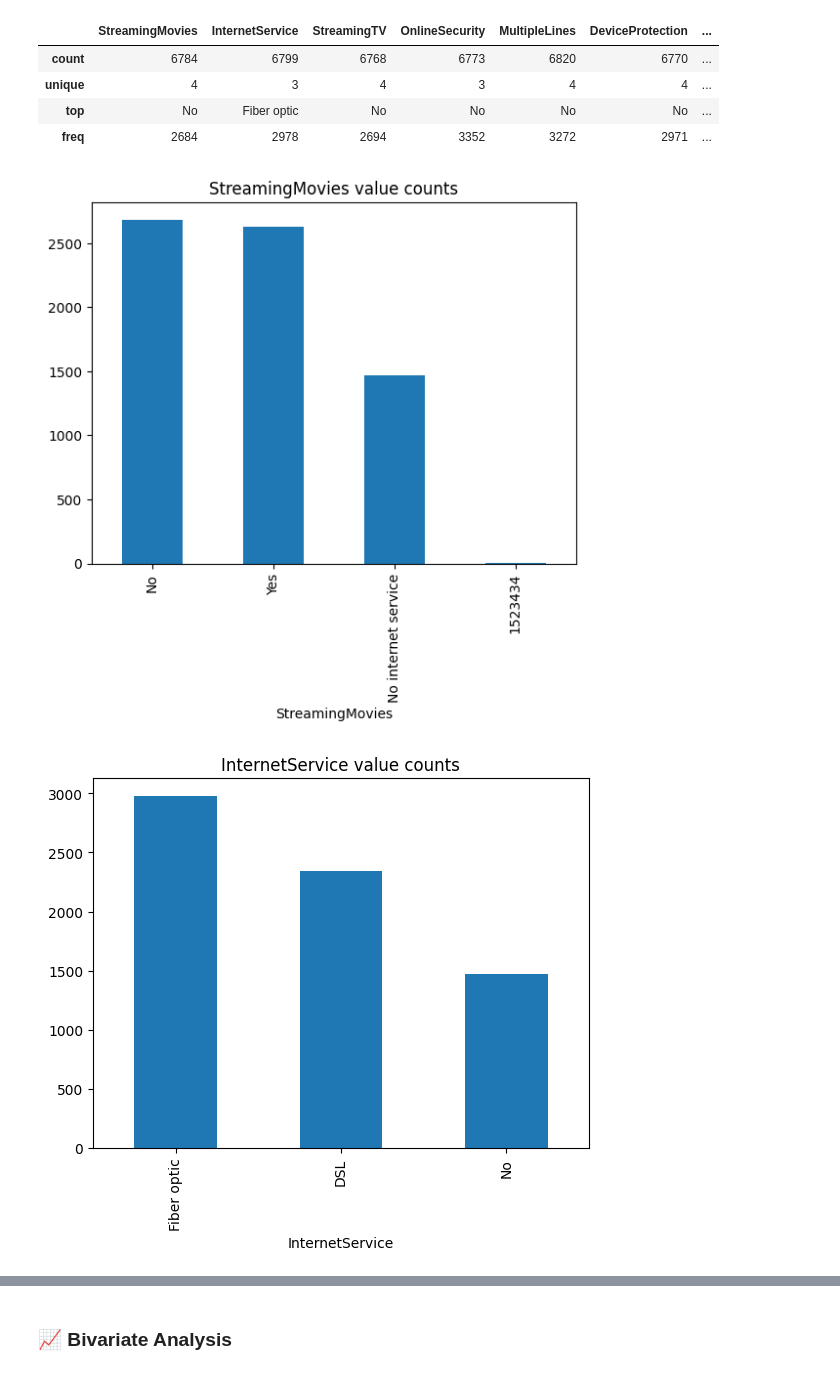
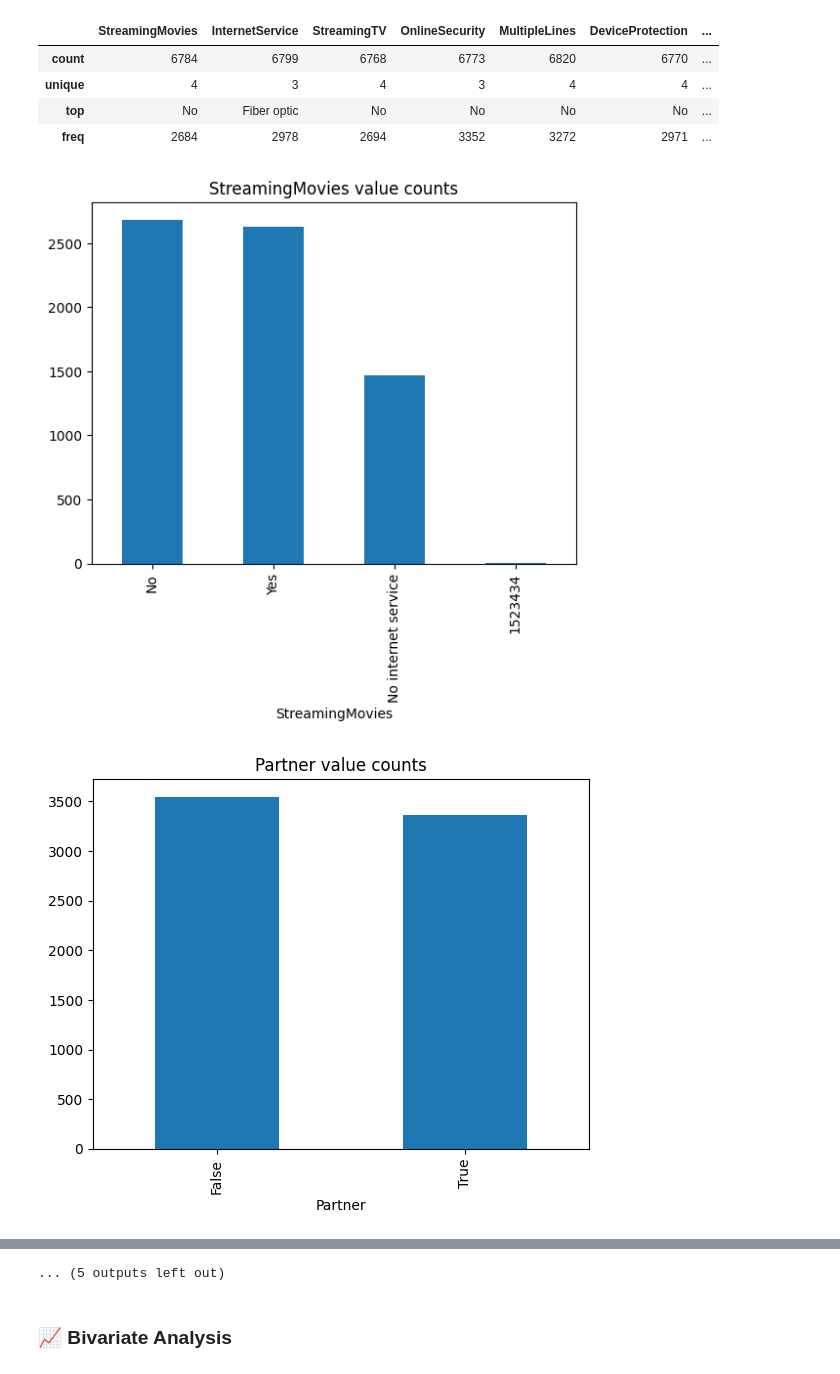
Before and after one commit to 1210lfo/Telco-Customer-Churn, a Jupyter notebook: notebooks/eda.ipynb, the cells around one changed output, grey strips where cells are left out. Saved outputs shown, nothing was run; the diff lists cells and outputs as text; code cells hidden in the pictures.

```diff
--- a/notebooks/eda.ipynb
+++ b/notebooks/eda.ipynb
@@ -216,13 +226,13 @@ churn_df.describe(include="category")
 | top | No | Fiber optic | No | No | No | No | ... |
 | freq | 2684 | 2978 | 2694 | 3352 | 3272 | 2971 | ... |
 # %%
-cat_cols = list(churn_df.select_dtypes(include=["category"]).columns)
+cat_cols = list(churn_df.select_dtypes(include=["object", "category", "bool"]).columns)
 
 for col in cat_cols:
     churn_df[col].value_counts().plot(
         kind="bar", title = f"{col} value counts"
     )
     plt.show()
 # %% [output]
 [figure]
-[figure, old version]
+[figure, new version]
@@ -238,3 +249,4 @@ for col in cat_cols:
+... (5 outputs left out)
 # %% [markdown]
 ### 📈 **Bivariate Analysis**
 # %% [markdown]
```
Also changed, not shown: parts of 27 cells of this notebook, 3 other files.
